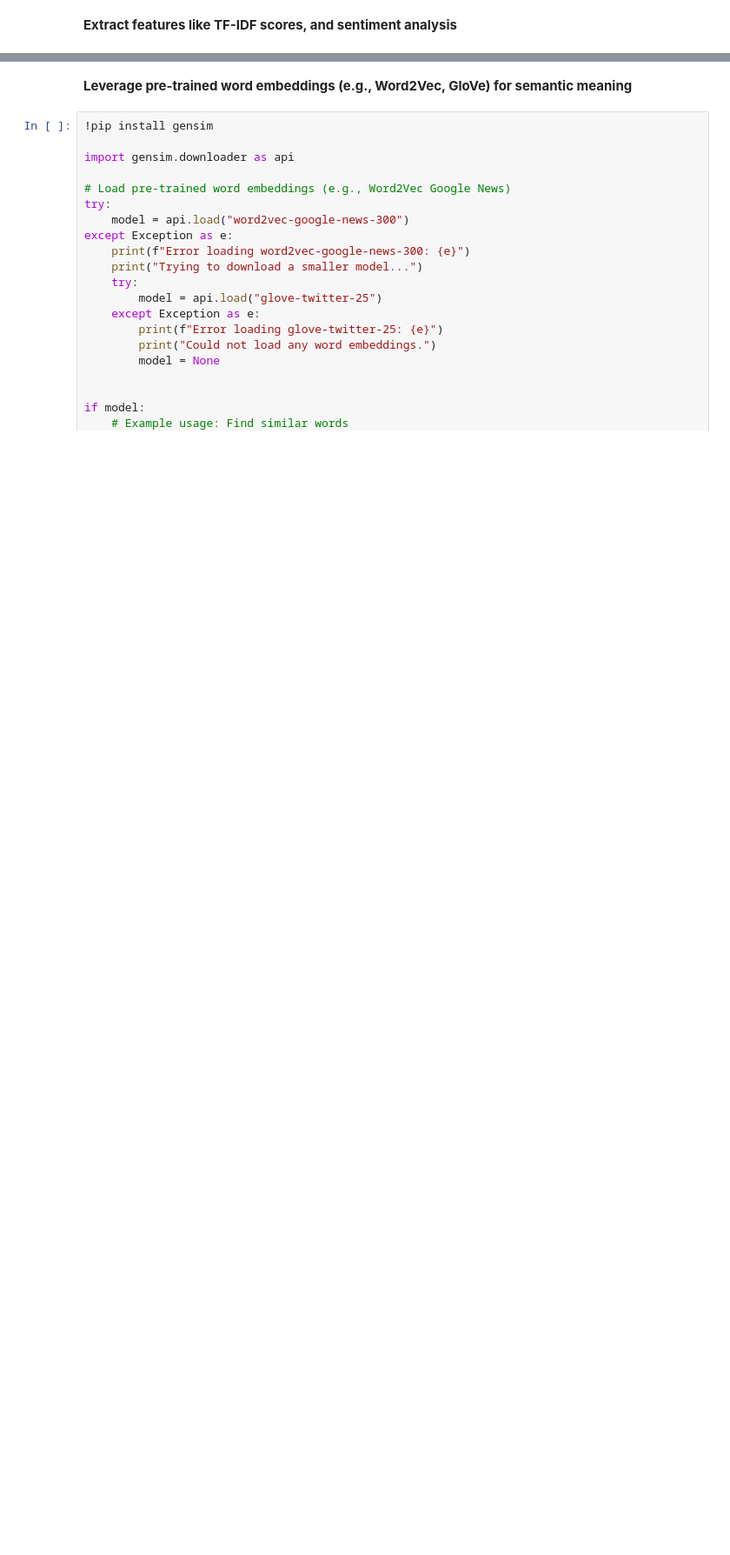
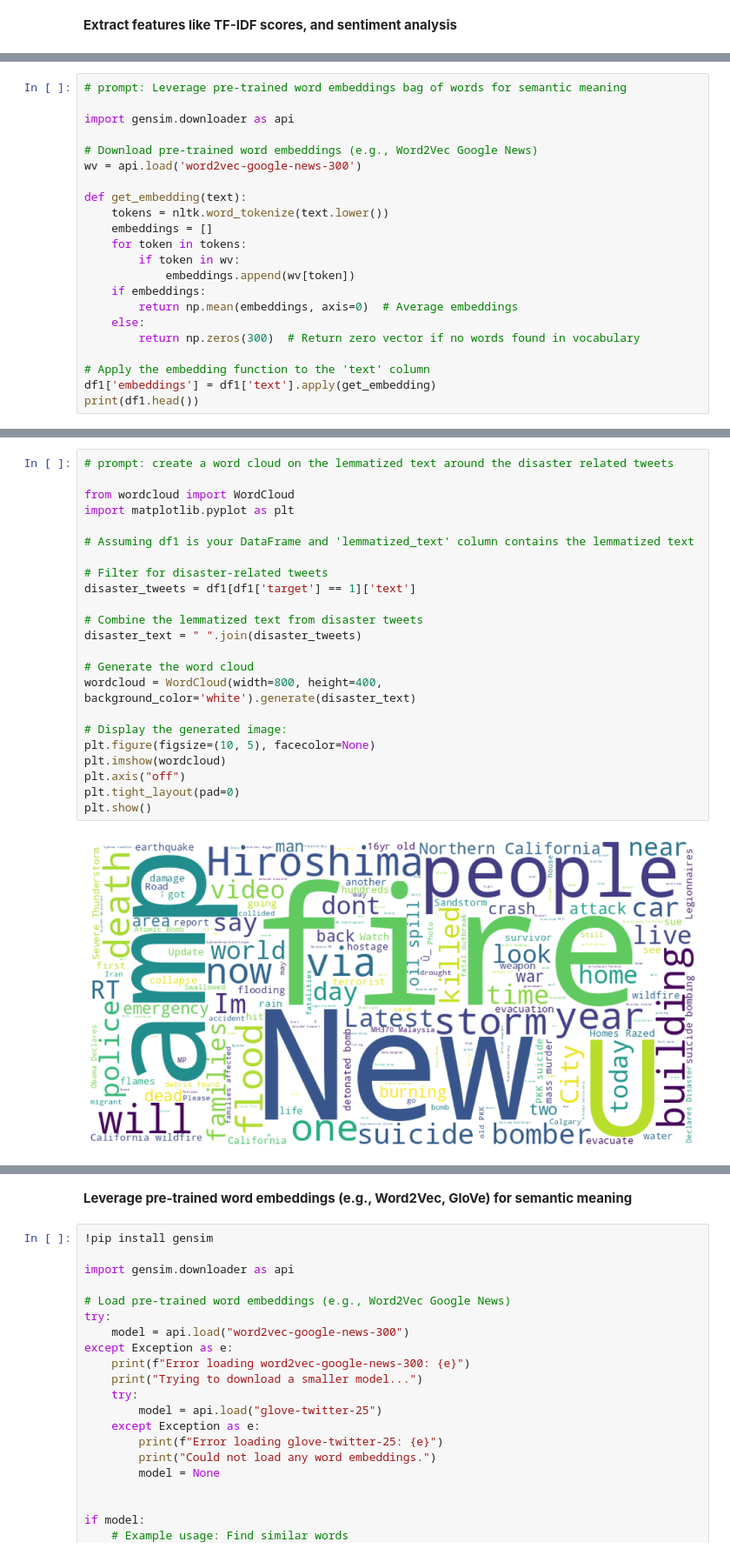
Before and after one commit to Deb052024/Text-Analytics, a Jupyter notebook: Tweet_Classification.ipynb, the cells around one changed output, grey strips where cells are left out. Shown at 87% size. Drawn from its saved outputs; the diff is of its cells as text; blank space fills up the shorter version.

```diff
--- a/Tweet_Classification.ipynb
+++ b/Tweet_Classification.ipynb
@@ -478,0 +631,22 @@ print(df1.head())
+# %%
+# prompt: Leverage pre-trained word embeddings bag of words for semantic meaning
+
+import gensim.downloader as api
+
+# Download pre-trained word embeddings (e.g., Word2Vec Google News)
+wv = api.load('word2vec-google-news-300')
+
+def get_embedding(text):
+    tokens = nltk.word_tokenize(text.lower())
+    embeddings = []
+    for token in tokens:
+        if token in wv:
+            embeddings.append(wv[token])
+    if embeddings:
+        return np.mean(embeddings, axis=0)  # Average embeddings
+    else:
+        return np.zeros(300)  # Return zero vector if no words found in vocabulary
+
+# Apply the embedding function to the 'text' column
+df1['embeddings'] = df1['text'].apply(get_embedding)
+print(df1.head())
@@ -478,0 +692,25 @@ print(df1.head())
+# %%
+# prompt: create a word cloud on the lemmatized text around the disaster related tweets
+
+from wordcloud import WordCloud
+import matplotlib.pyplot as plt
+
+# Assuming df1 is your DataFrame and 'lemmatized_text' column contains the lemmatized text
+
+# Filter for disaster-related tweets
+disaster_tweets = df1[df1['target'] == 1]['text']
+
+# Combine the lemmatized text from disaster tweets
+disaster_text = " ".join(disaster_tweets)
+
+# Generate the word cloud
+wordcloud = WordCloud(width=800, height=400, background_color='white').generate(disaster_text)
+
+# Display the generated image:
+plt.figure(figsize=(10, 5), facecolor=None)
+plt.imshow(wordcloud)
+plt.axis("off")
+plt.tight_layout(pad=0)
+plt.show()
+# %% [output]
+[figure, added]
```
Also changed, not shown: parts of 26 cells of this notebook.
